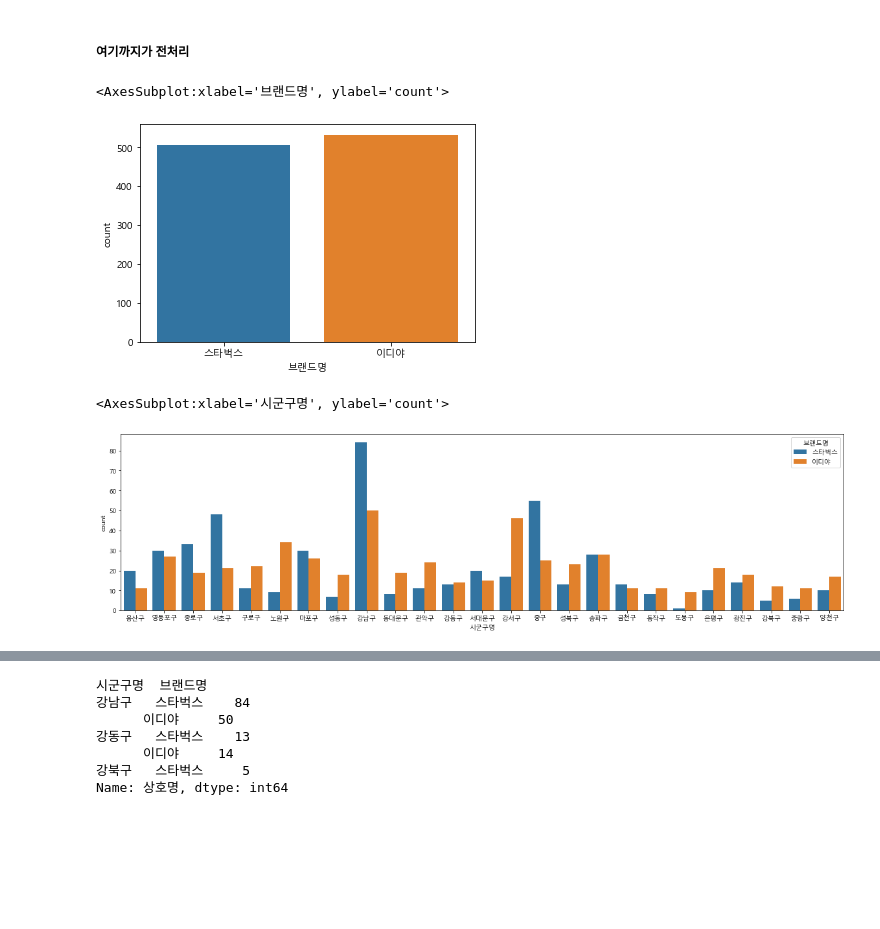
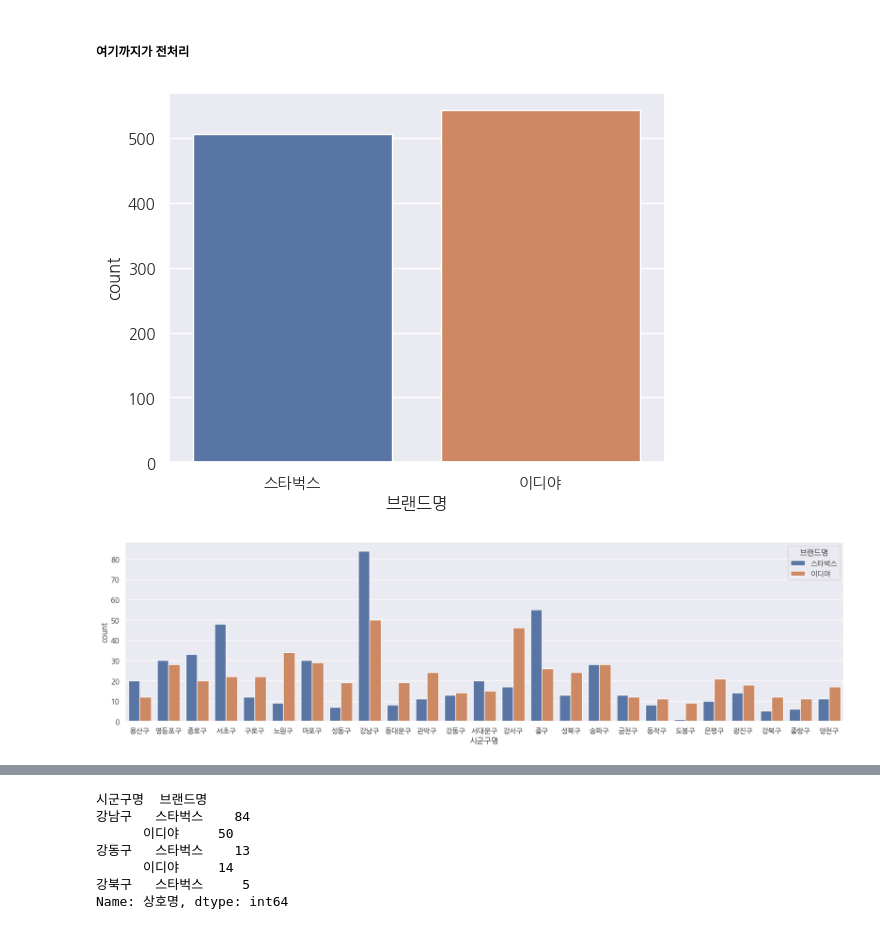
Before and after one commit to hugoMGSung/works-need-it-data-analysis, a Jupyter notebook: study_bigdata/day06/스타벅스_이디야_매장_분석.ipynb, the cells around one changed output, grey strips where cells are left out. Cells and saved outputs as stored; diff of their text form; code cells hidden in the pictures; blank space fills up the shorter version.

```diff
--- a/study_bigdata/day06/스타벅스_이디야_매장_분석.ipynb
+++ b/study_bigdata/day06/스타벅스_이디야_매장_분석.ipynb
@@ -18,6 +42,11 @@ import numpy as np
 import seaborn as sns
 import matplotlib.pyplot as plt
 from matplotlib import font_manager, rc
+# %%
+plt.rcParams['font.family'] = 'NanumGothic'
+plt.rcParams['axes.unicode_minus'] = False
+
+sns.set_theme(style='darkgrid', palette='deep', font='NanumGothic')
 # %%
 font_path = 'C:/Windows/fonts/malgun.ttf'
 font_name = font_manager.FontProperties(fname=font_path).get_name()
@@ -35,6 +65,6 @@ pd.Series([-1, 0, 1, 3, 5]).plot(title="한글")
 # %%
 # 파일을 불러와 df 라는 변수에 담습니다.
 # shape 를 통해 불러온 csv 파일의 크기를 확인합니다.
-df = pd.read_csv('./data/shopinfo.csv', sep='|', encoding='utf-8')
+df = pd.read_csv('./data/shop_info_in_cafe.csv', encoding='utf-8', index_col=0)
 df.shape
 # %% [output]
@@ -201,16 +235,18 @@ Name: 브랜드명, dtype: int64
 # %% [markdown]
 ##### 여기까지가 전처리
 # %%
-sns.countplot(data=df_cafe, x='브랜드명')
+sns.countplot(data=df_cafe, x='브랜드명', hue='브랜드명')
+
+plt.show()
 # %% [output]
-<AxesSubplot:xlabel='브랜드명', ylabel='count'>
-[figure, old version]
+[figure, new version]
 # %%
 plt.figure(figsize=(20, 5))
 sns.countplot(data=df_cafe, x='시군구명', hue='브랜드명')
+
+plt.show()
 # %% [output]
-<AxesSubplot:xlabel='시군구명', ylabel='count'>
-[figure, old version]
+[figure, new version]
 # %%
 # pandas로 scatterplot을 그려봅니다.
 df_cafe[["위도", "경도"]].plot.scatter(x="경도", y="위도")
```
Also changed, not shown: parts of 24 cells of this notebook.
